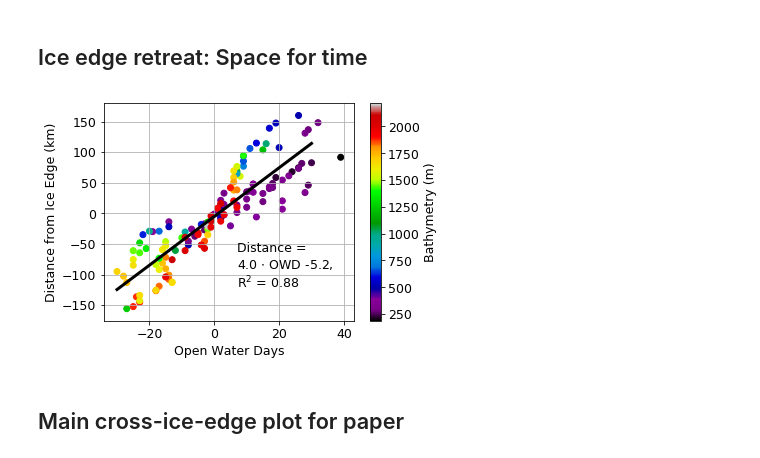
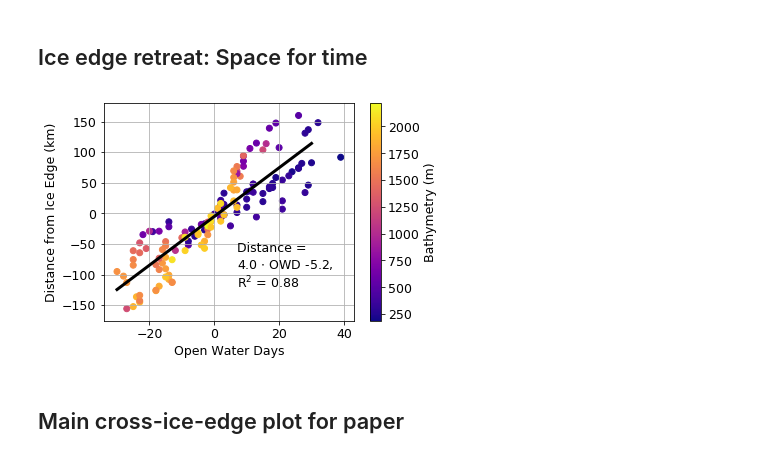
Before and after one commit to poplarShift/ice-edge, a Jupyter notebook: iceedge_analysis.ipynb, the cells around one changed output. Saved outputs shown, nothing was run; the diff lists cells and outputs as text; code cells hidden in the pictures.

```diff
--- a/iceedge_analysis.ipynb
+++ b/iceedge_analysis.ipynb
@@ -2111,29 +2111,29 @@ The discussion heavily relies on all transects being averaged as function of OWD
 # %%
 mpl.rc('font', **{'size' : 12.5})
 
 ctd = pd.read_pickle('nb_temp/GE2016_Amundsen_hydrography_data_includes_nuts_ice_1dprop_sfc.pandas')
 a=ctd.groupby('Station').mean()
 
 fig,ax=plt.subplots()
 fig.subplots_adjust(left=.175)
 slope, intercept, r_value, p_value, std_err = stats.linregress(a['IRD'],a['distanceFromIceEdge'])
 ird = np.array([-30.,30.])
 dist = ird*slope+intercept
 plt.plot(ird,dist,'k',lw=3)
-hb=ax.scatter(a['IRD'],a['distanceFromIceEdge'],c=a['Bot. Depth'],cmap=plt.get_cmap('nipy_spectral'))
+hb=ax.scatter(a['IRD'],a['distanceFromIceEdge'],c=a['Bot. Depth'],cmap=plt.get_cmap('plasma'))
 hcb=plt.colorbar(hb)
 hcb.ax.set_ylabel('Bathymetry (m)')
 plt.grid()
 ax.set_ylabel('Distance from Ice Edge (km)')
 ax.set_xlabel('Open Water Days')
 plt.text(7,-120,'Distance =\n{:2.1f} $\cdot$ OWD {:+3.1f},\nR$^2$ = {:2.2f}'.format(slope,intercept,r_value))
 
 plt.savefig('nb_figures/FIGURE_5.pdf')
 df = a[['IRD', 'distanceFromIceEdge', 'Bot. Depth']]
 df.rename(columns={'IRD':'OWD', 'distanceFromIceEdge':'Distance_from_ice_edge_km', 'Bot. Depth': 'Btm_depth_m'}
          ).to_csv('nb_data/FIGURE_5.csv')
 # %% [output]
-[figure, old version]
+[figure, new version]
 # %% [markdown]
 ## Main cross-ice-edge plot for paper
 # %% [markdown]
```
Also changed, not shown: 2 other files.
